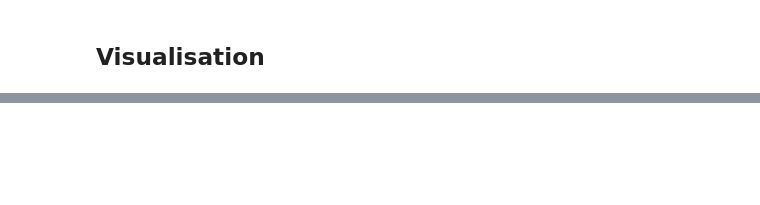
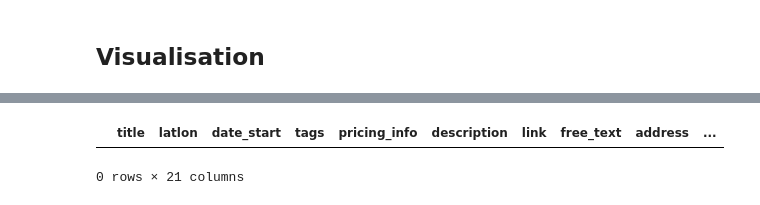
Before and after one commit to GerardTho/CulturalEvents_MapAvailibility, a Jupyter notebook: Project.ipynb, the cells around one changed output, grey strips where cells are left out. Cells and saved outputs as stored; diff of their text form; code cells hidden in the pictures; blank space fills up the shorter version.

```diff
--- a/Project.ipynb
+++ b/Project.ipynb
@@ -447,0 +464,8 @@ df_to_treat['pricing_info'].hist()
+# %%
+def df_tags(tag):
+    return df_to_treat[df_to_treat['tags'].apply(lambda s:tag in s)]
+# %%
+df_tags(['théâtre','enfant'])
+# %% [output]
+|  | title | latlon | date_start | tags | pricing_info | description | link | free_text | address | ... |
+0 rows × 21 columns
```
Also changed, not shown: parts of 13 cells of this notebook.
